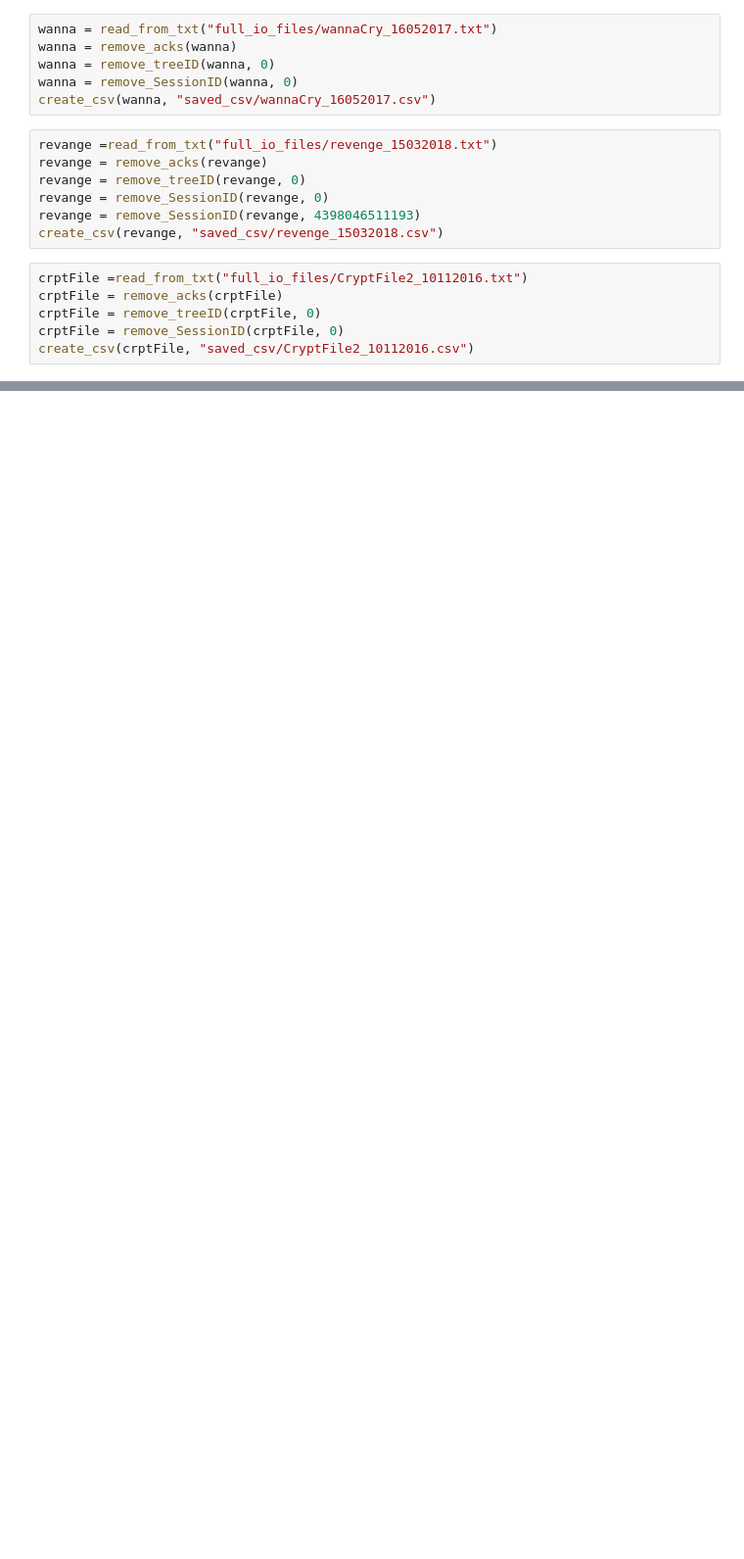
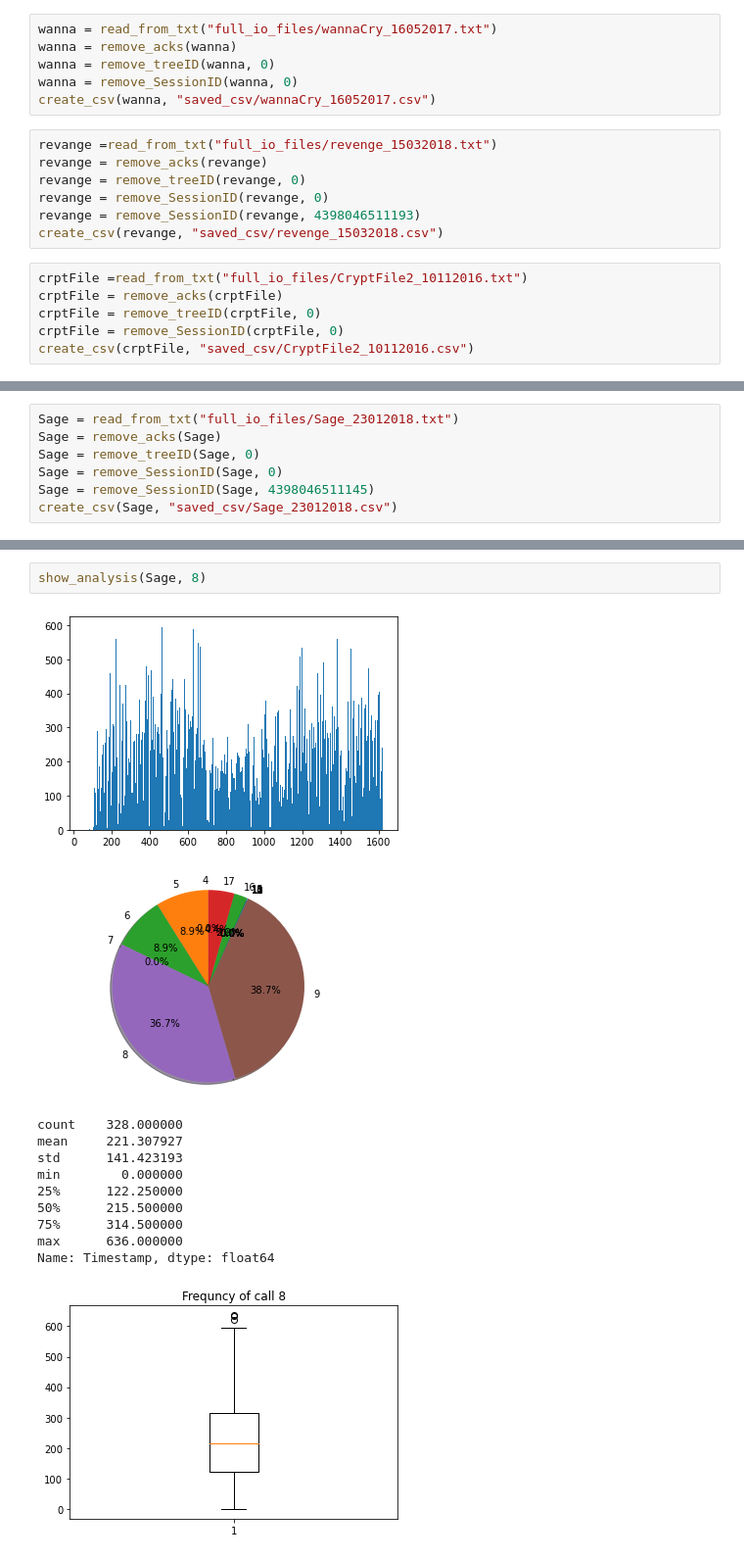
Before and after one commit to cdlewis4553/log_analysis, a Jupyter notebook: pd.ipynb, the cells around one changed output, grey strips where cells are left out. Shown: that part at 98% size. Saved outputs shown, nothing was run; the diff lists cells and outputs as text; blank space fills up the shorter version.

```diff
--- a/pd.ipynb
+++ b/pd.ipynb
@@ -171,0 +197,7 @@ percentage 0.003127053669222344
+# %%
+Sage = read_from_txt("full_io_files/Sage_23012018.txt")
+Sage = remove_acks(Sage)
+Sage = remove_treeID(Sage, 0)
+Sage = remove_SessionID(Sage, 0)
+Sage = remove_SessionID(Sage, 4398046511145)
+create_csv(Sage, "saved_csv/Sage_23012018.csv")
@@ -171,0 +342,15 @@ percentage 0.003127053669222344
+# %%
+show_analysis(Sage, 8)
+# %% [output]
+[figure, added]
+[figure, added]
+count    328.000000
+mean     221.307927
+std      141.423193
+min        0.000000
+25%      122.250000
+50%      215.500000
+75%      314.500000
+max      636.000000
+Name: Timestamp, dtype: float64
+[figure, added]
```
Also changed, not shown: parts of 55 cells of this notebook.
